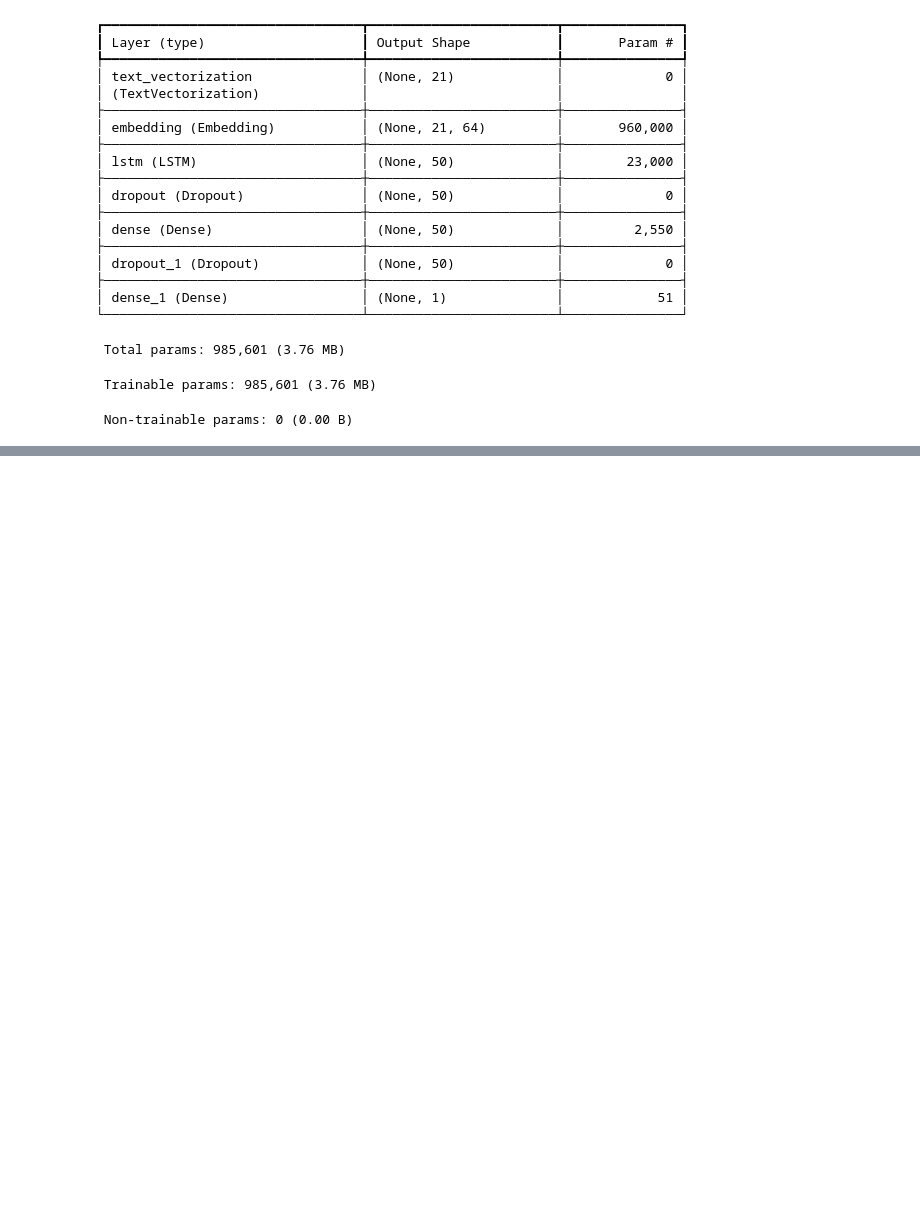
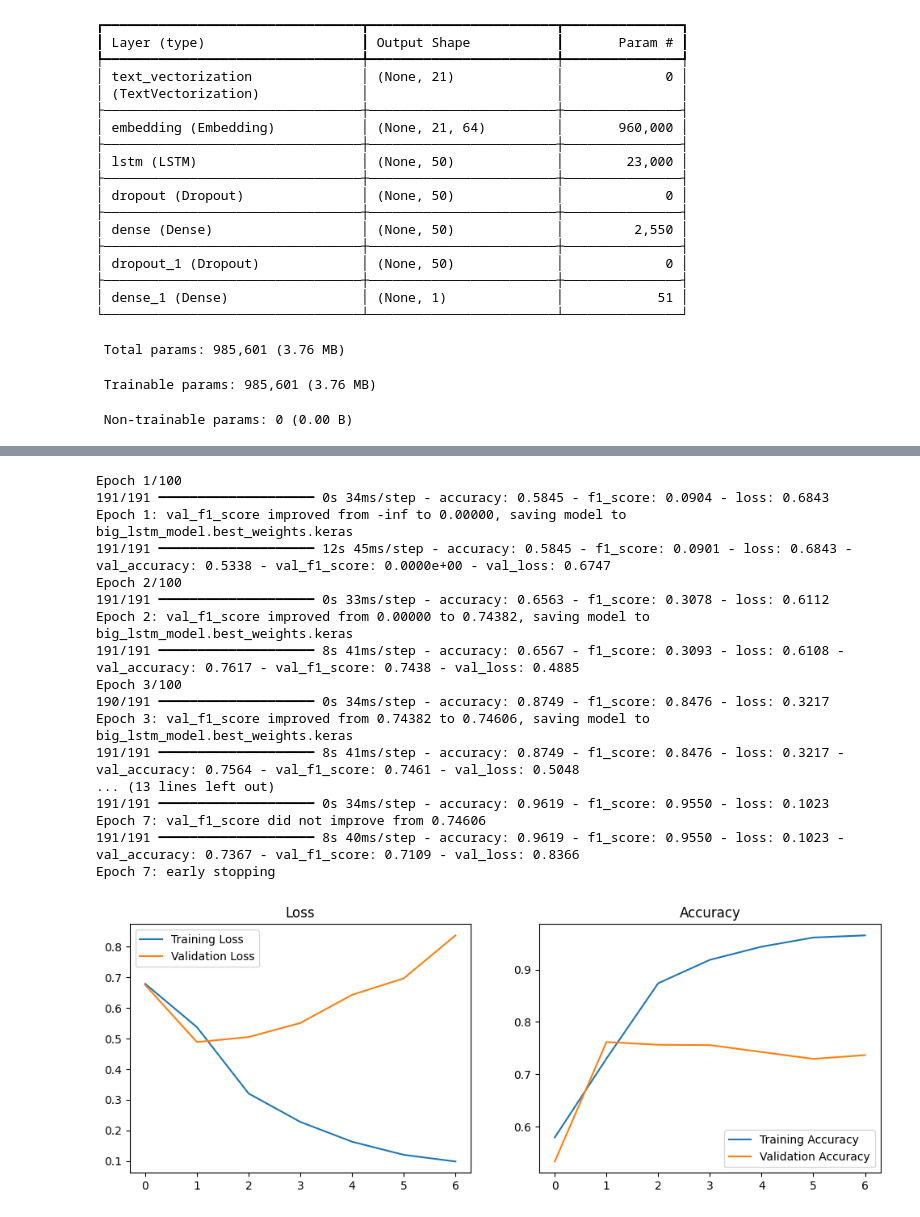
Before and after one commit to bharath1097/disaster_tweets_classification, a Jupyter notebook: disaster_tweets_classification.ipynb, the cells around one changed output, grey strips where cells are left out. Drawn from its saved outputs; the diff is of its cells as text; code cells hidden in the pictures; blank space fills up the shorter version.

```diff
--- a/disaster_tweets_classification.ipynb
+++ b/disaster_tweets_classification.ipynb
@@ -466,0 +617,16 @@ test_df.to_csv('nlp_disaster_tweets_submission_gru.csv', columns=['id', 'target'
+# %%
+# Big bidirectional LSTM model
+model5 = models.Sequential([
+    layers.InputLayer(shape=train_df['text'].values.shape[1:], dtype=tf.string),
+    text_vec_layer,
+    layers.Embedding(input_dim=vocab_size, output_dim=128),
+    layers.Bidirectional(layers.LSTM(128, return_sequences=True)),
+    layers.Dropout(0.2),
+    layers.Bidirectional(layers.LSTM(64)),
+    layers.Dropout(0.2),
+    layers.Dense(128, activation='relu'),
+    layers.Dropout(0.5),
+    layers.Dense(1, activation='sigmoid'),
+])
+
+model5.summary()
@@ -466,0 +655,22 @@ test_df.to_csv('nlp_disaster_tweets_submission_gru.csv', columns=['id', 'target'
+# %%
+model5 = train_model(model5, 'big_lstm_model', train_df['text'].values, train_df['target'],
+                     epochs=100, batch_size=32, optimizer=keras.optimizers.Adam(learning_rate=0.0001))
+# %% [output]
+Epoch 1/100
+191/191 ━━━━━━━━━━━━━━━━━━━━ 0s 34ms/step - accuracy: 0.5845 - f1_score: 0.0904 - loss: 0.6843
+Epoch 1: val_f1_score improved from -inf to 0.00000, saving model to big_lstm_model.best_weights.keras
+191/191 ━━━━━━━━━━━━━━━━━━━━ 12s 45ms/step - accuracy: 0.5845 - f1_score: 0.0901 - loss: 0.6843 - val_accuracy: 0.5338 - val_f1_score: 0.0000e+00 - val_loss: 0.6747
+Epoch 2/100
+191/191 ━━━━━━━━━━━━━━━━━━━━ 0s 33ms/step - accuracy: 0.6563 - f1_score: 0.3078 - loss: 0.6112
+Epoch 2: val_f1_score improved from 0.00000 to 0.74382, saving model to big_lstm_model.best_weights.keras
+191/191 ━━━━━━━━━━━━━━━━━━━━ 8s 41ms/step - accuracy: 0.6567 - f1_score: 0.3093 - loss: 0.6108 - val_accuracy: 0.7617 - val_f1_score: 0.7438 - val_loss: 0.4885
+Epoch 3/100
+190/191 ━━━━━━━━━━━━━━━━━━━━ 0s 34ms/step - accuracy: 0.8749 - f1_score: 0.8476 - loss: 0.3217
+Epoch 3: val_f1_score improved from 0.74382 to 0.74606, saving model to big_lstm_model.best_weights.keras
+191/191 ━━━━━━━━━━━━━━━━━━━━ 8s 41ms/step - accuracy: 0.8749 - f1_score: 0.8476 - loss: 0.3217 - val_accuracy: 0.7564 - val_f1_score: 0.7461 - val_loss: 0.5048
+... (13 lines left out)
+191/191 ━━━━━━━━━━━━━━━━━━━━ 0s 34ms/step - accuracy: 0.9619 - f1_score: 0.9550 - loss: 0.1023
+Epoch 7: val_f1_score did not improve from 0.74606
+191/191 ━━━━━━━━━━━━━━━━━━━━ 8s 40ms/step - accuracy: 0.9619 - f1_score: 0.9550 - loss: 0.1023 - val_accuracy: 0.7367 - val_f1_score: 0.7109 - val_loss: 0.8366
+Epoch 7: early stopping
+[figure, added]
```
Also changed, not shown: parts of 27 cells of this notebook.
